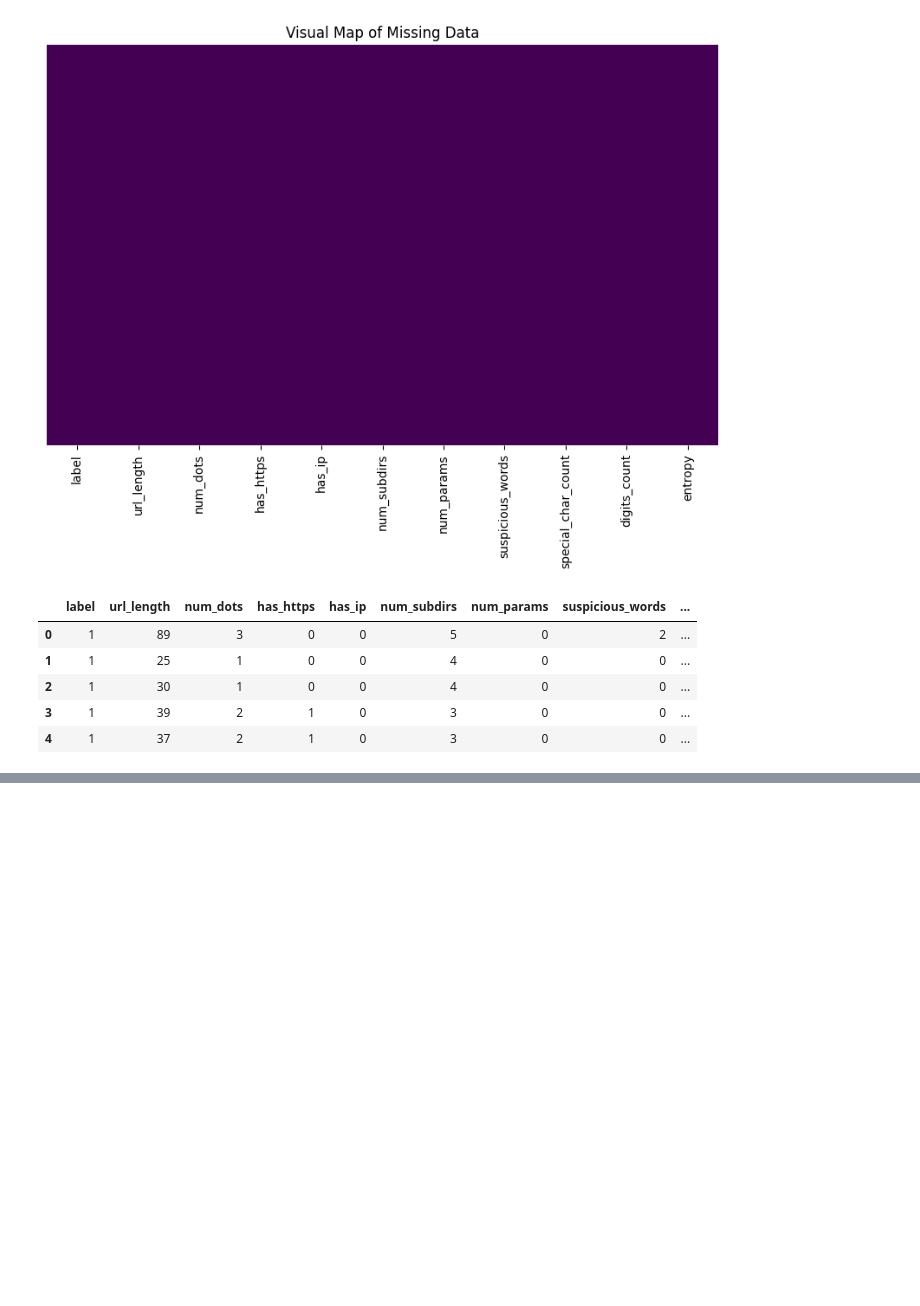
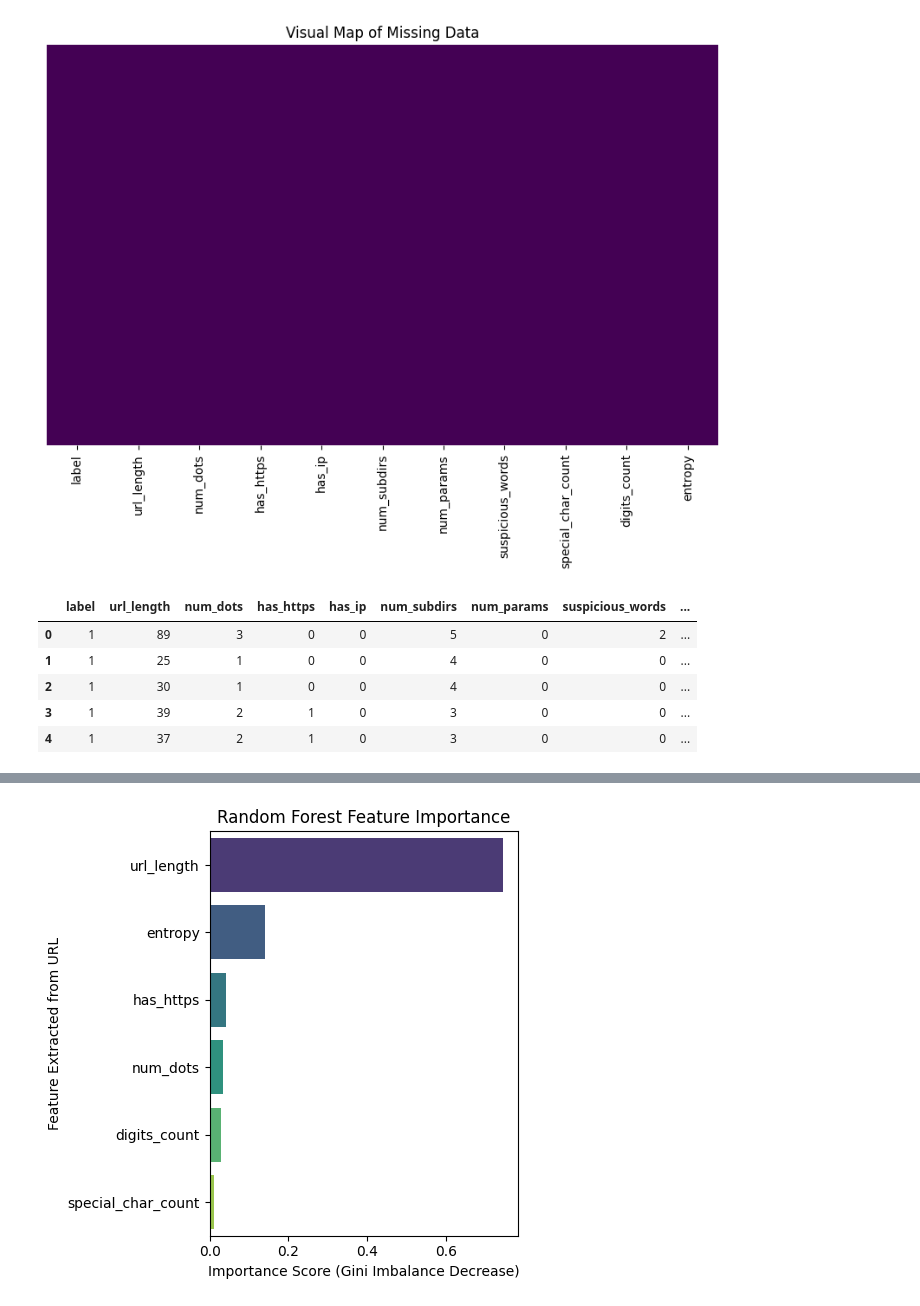
Before and after one commit to YoursTruly-02/Robust-Phishing-and-Homoglyph-Detection-Engine, a Jupyter notebook: Robust_Phishing_and_Homoglyph_Detection_Engine.ipynb, the cells around one changed output, grey strips where cells are left out. Saved outputs shown, nothing was run; the diff lists cells and outputs as text; code cells hidden in the pictures; blank space fills up the shorter version.

```diff
--- a/Robust_Phishing_and_Homoglyph_Detection_Engine.ipynb
+++ b/Robust_Phishing_and_Homoglyph_Detection_Engine.ipynb
@@ -131,9 +136,9 @@ df1.head()
 | 3 | 1 | 39 | 2 | 1 | 0 | 3 | 0 | 0 | ... |
 | 4 | 1 | 37 | 2 | 1 | 0 | 3 | 0 | 0 | ... |
 # %%
-#train split
+#split data
 
-X = df.drop(columns=['label'])
-y = df['label']
+X = df1.drop(columns=['label','num_subdirs','has_ip','num_params','suspicious_words'])
+y = df1['label']
 
-X_train, X_test, y_train, y_test = train_test_split(X, y, test_size=0.2, random_state=42)
+X_train, X_test, y_train, y_test = train_test_split(X, y, test_size=0.2, random_state=42,stratify=y)
@@ -141,0 +145,4 @@ X_train, X_test, y_train, y_test = train_test_split(X, y, test_size=0.2, random_
+# %%
+#model1
+lr_model= LogisticRegression(random_state=42,max_iter=1000)
+lr_model.fit(X_train, y_train)
@@ -141,0 +203,11 @@ X_train, X_test, y_train, y_test = train_test_split(X, y, test_size=0.2, random_
+# %%
+#feature scaling model1
+
+scaler = StandardScaler()
+
+X_train_scaled = scaler.fit_transform(X_train)
+X_test_scaled = scaler.transform(X_test)
+
+
+lr_model_scaled = LogisticRegression(random_state=42, max_iter=1000)
+lr_model_scaled.fit(X_train_scaled, y_train)
@@ -148,0 +291,23 @@ y_pred = rf_model.predict(X_test)
+# %%
+importances = rf_model.feature_importances_
+
+feature_names = X_train.columns
+rf_importance_df = pd.DataFrame({
+    'Feature': feature_names,
+    'Importance': importances
+})
+
+# 3. Sort them from highest to lowest
+rf_importance_df = rf_importance_df.sort_values(by='Importance', ascending=False)
+
+# 4. Plot the results
+plt.figure(figsize=(5, 5))
+sns.barplot(data=rf_importance_df, y='Feature', x='Importance', palette='viridis', hue='Feature', legend=False)
+
+plt.title("Random Forest Feature Importance")
+plt.xlabel("Importance Score (Gini Imbalance Decrease)")
+plt.ylabel("Feature Extracted from URL")
+plt.tight_layout()
+plt.show()
+# %% [output]
+[figure, added]
```
Also changed, not shown: parts of 16 cells of this notebook.
